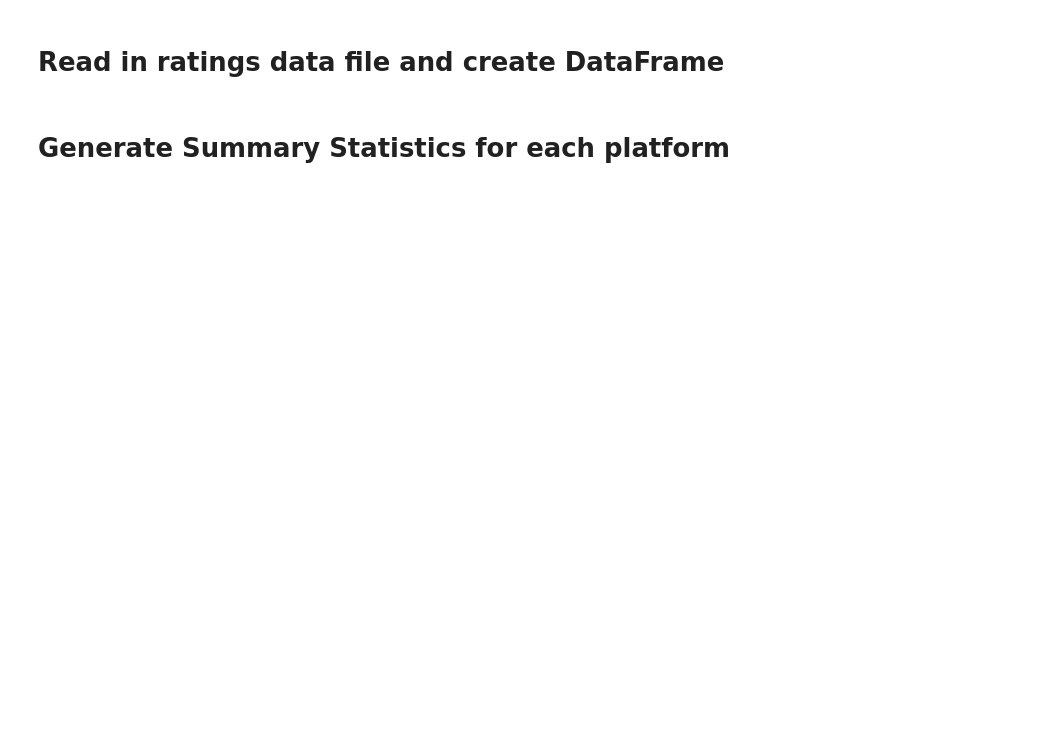
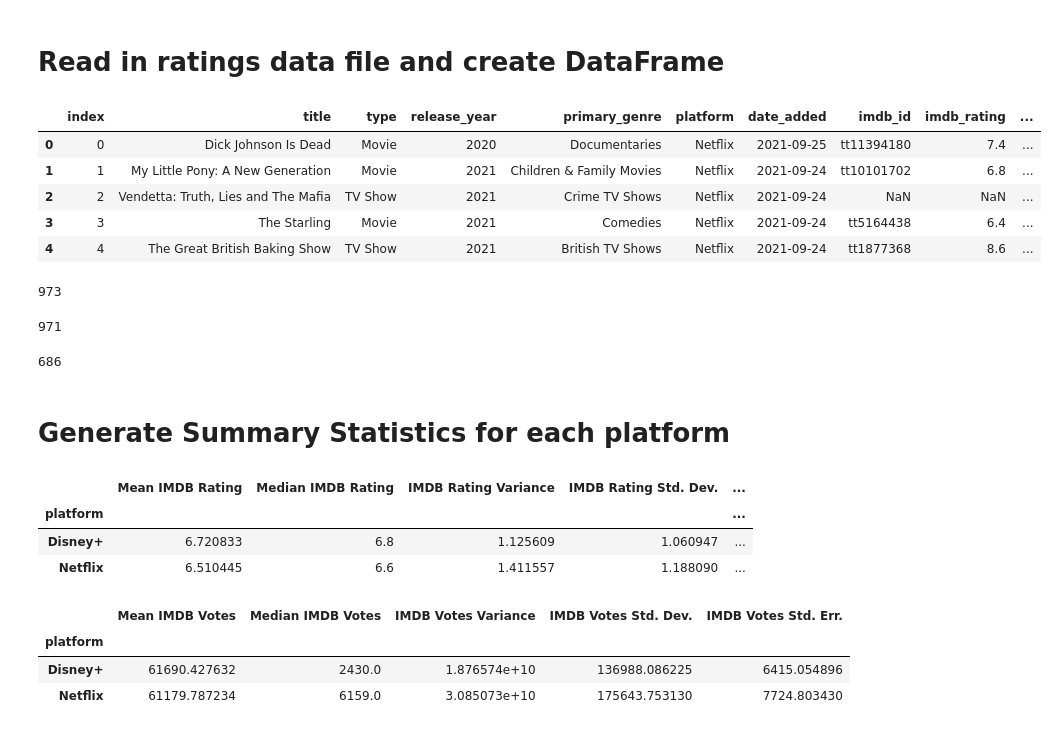
Before and after one commit to gfoley15/netflixandchill, a Jupyter notebook: notebook/netflixandchill.ipynb, the cells around one changed output. Saved outputs shown, nothing was run; the diff lists cells and outputs as text; code cells hidden in the pictures; blank space fills up the shorter version.

```diff
--- a/notebook/netflixandchill.ipynb
+++ b/notebook/netflixandchill.ipynb
@@ -409,7 +444,19 @@ new_data_path = "../output/recentadd_rated2.csv"
 # %%
 # Read the new Netflix and Disney+ data
 new_combined_data = pd.read_csv(new_data_path)
 new_combined_df= pd.DataFrame(new_combined_data)
-new_combined_df
+new_combined_df.head()
+# %% [output]
+|  | index | title | type | release_year | primary_genre | platform | date_added | imdb_id | imdb_rating | ... |
+| 0 | 0 | Dick Johnson Is Dead | Movie | 2020 | Documentaries | Netflix | 2021-09-25 | tt11394180 | 7.4 | ... |
+| 1 | 1 | My Little Pony: A New Generation | Movie | 2021 | Children & Family Movies | Netflix | 2021-09-24 | tt10101702 | 6.8 | ... |
+| 2 | 2 | Vendetta: Truth, Lies and The Mafia | TV Show | 2021 | Crime TV Shows | Netflix | 2021-09-24 | NaN | NaN | ... |
+| 3 | 3 | The Starling | Movie | 2021 | Comedies | Netflix | 2021-09-24 | tt5164438 | 6.4 | ... |
+| 4 | 4 | The Great British Baking Show | TV Show | 2021 | British TV Shows | Netflix | 2021-09-24 | tt1877368 | 8.6 | ... |
 # %%
 # Find "None" and "N/A" values for each platform
+# Remove "None" and "N/A" values to create clean dataframe
+filtered_df = new_combined_df[(new_combined_df['imdb_rating'].notna()) & (new_combined_df['imdb_rating'] != 'NaN')]
+len(filtered_df)
+# %% [output]
+973
@@ -418,9 +463,37 @@ new_combined_df
 # %%
-# out of 1000 rows 998 blank  for production_cost
-blank_production_cost = new_combined_df[new_combined_df['production_cost'].isna()]
+# Determine if production cost is valuable for analysis
+# Find blank values
+blank_production_cost = filtered_df[filtered_df['production_cost'].isna()]
 len(blank_production_cost)
+# %% [output]
+971
+# %%
+# Determine if box office sales is valuable for analysis
+# Find blank values
+blank_box_office_sales = filtered_df[filtered_df['box_office_sales'].isna()]
+len(blank_box_office_sales)
+# %% [output]
+686
 # %% [markdown]
 # Generate Summary Statistics for each platform
 # %%
-# Generate a summary statistics table of mean, median, variance, standard deviation, and SEM for each platform
-# Use groupby and summary statistical methods to calculate the following properties of each platform:
+# Generate a summary statistics table of mean, median, variance, standard deviation, and SEM for IMDB ratings
+
+mean= filtered_df['imdb_rating'].groupby(filtered_df['platform']).mean()
+median= filtered_df['imdb_rating'].groupby(filtered_df['platform']).median()
+var= filtered_df['imdb_rating'].groupby(filtered_df['platform']).var()
+std= filtered_df['imdb_rating'].groupby(filtered_df['platform']).std()
+sem= filtered_df['imdb_rating'].groupby(filtered_df['platform']).sem()
+
+imdb_rating_summary_df=pd.DataFrame({'Mean IMDB Rating': mean,
+                         'Median IMDB Rating': median,
+                         'IMDB Rating Variance':var,
+                         'IMDB Rating Std. Dev.':std,
+                         'IMDB Rating Std. Err.':sem})
+
+imdb_rating_summary_df
+# %% [output]
+|  | Mean IMDB Rating | Median IMDB Rating | IMDB Rating Variance | IMDB Rating Std. Dev. | ... |
+| platform |  |  |  |  | ... |
+| Disney+ | 6.720833 | 6.8 | 1.125609 | 1.060947 | ... |
+| Netflix | 6.510445 | 6.6 | 1.411557 | 1.188090 | ... |
@@ -427,3 +506,24 @@ len(blank_production_cost)
+# %%
+# Generate a summary statistics table of mean, median, variance, standard deviation, and SEM
+
+mean= filtered_df['imdb_votes'].groupby(filtered_df['platform']).mean()
+median= filtered_df['imdb_votes'].groupby(filtered_df['platform']).median()
+var= filtered_df['imdb_votes'].groupby(filtered_df['platform']).var()
+std= filtered_df['imdb_votes'].groupby(filtered_df['platform']).std()
+sem= filtered_df['imdb_votes'].groupby(filtered_df['platform']).sem()
+
+imdb_votes_summary_df=pd.DataFrame({'Mean IMDB Votes': mean,
+                         'Median IMDB Votes': median,
+                         'IMDB Votes Variance':var,
+                         'IMDB Votes Std. Dev.':std,
+                         'IMDB Votes Std. Err.':sem})
+
+imdb_votes_summary_df
+# %% [output]
+|  | Mean IMDB Votes | Median IMDB Votes | IMDB Votes Variance | IMDB Votes Std. Dev. | IMDB Votes Std. Err. |
+| platform |  |  |  |  |  |
+| Disney+ | 61690.427632 | 2430.0 | 1.876574e+10 | 136988.086225 | 6415.054896 |
+| Netflix | 61179.787234 | 6159.0 | 3.085073e+10 | 175643.753130 | 7724.803430 |
 # %%
 # Generate a box plot that shows the distrubution of IMDB rating for each platform.
 plt.figure(figsize=(10, 6))
```
Also changed, not shown: parts of 21 cells of this notebook, 13 other files.
